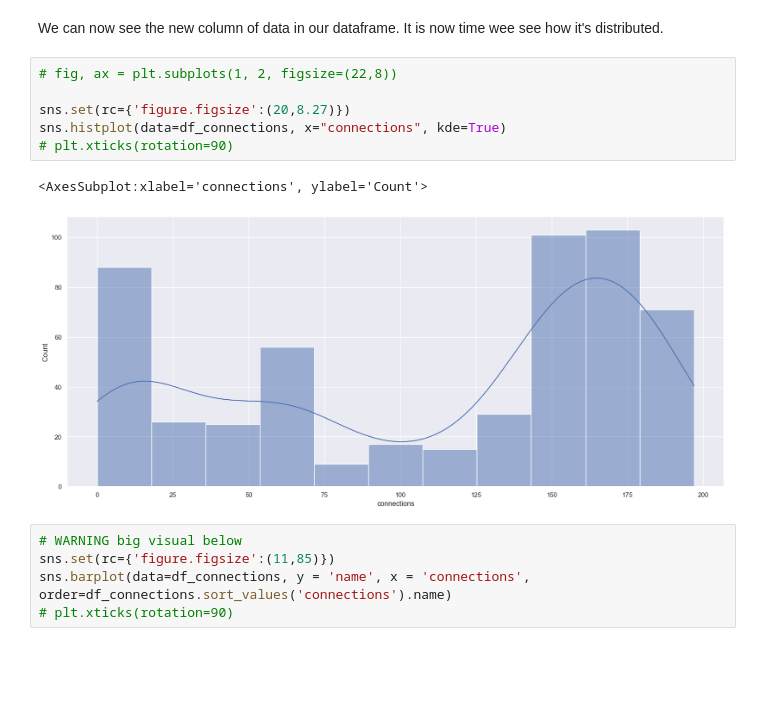
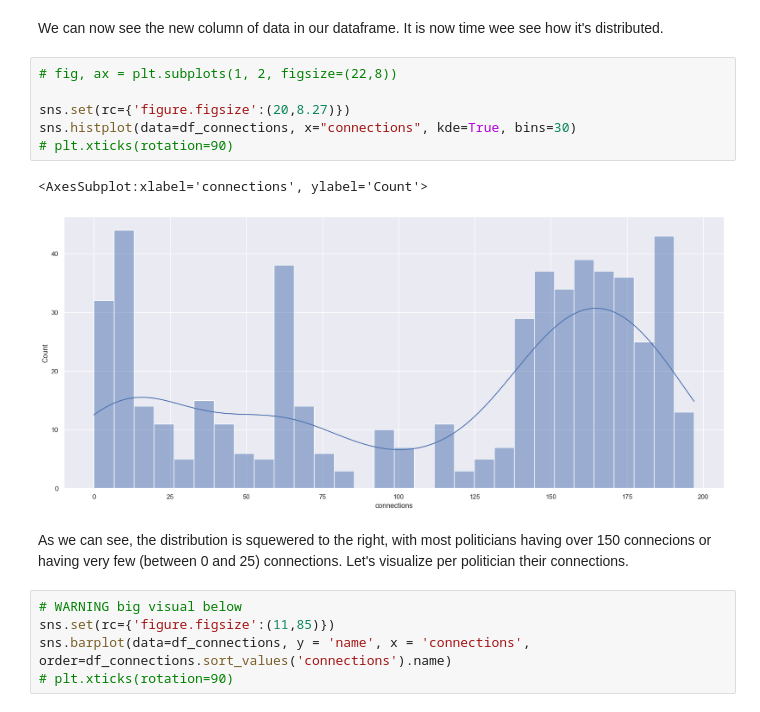
Before and after one commit to WizenPainter/Politician_Graph, a Jupyter notebook: US politicians.ipynb, the cells around one changed output. Saved outputs shown, nothing was run; the diff lists cells and outputs as text; blank space fills up the shorter version.

Commit message:
Added some context to some of the visualizations and code

```diff
--- a/US politicians.ipynb
+++ b/US politicians.ipynb
@@ -236,12 +236,14 @@ We can now see the new column of data in our dataframe. It is now time wee see h
 # %%
 # fig, ax = plt.subplots(1, 2, figsize=(22,8))
 
 sns.set(rc={'figure.figsize':(20,8.27)})
-sns.histplot(data=df_connections, x="connections", kde=True)
+sns.histplot(data=df_connections, x="connections", kde=True, bins=30)
 # plt.xticks(rotation=90)
 # %% [output]
 <AxesSubplot:xlabel='connections', ylabel='Count'>
-[figure, old version]
+[figure, new version]
+# %% [markdown]
+As we can see, the distribution is squewered to the right, with most politicians having over 150 connecions or having very few (between 0 and 25) connections. Let's visualize per politician their connections.
 # %%
 # WARNING big visual below
 sns.set(rc={'figure.figsize':(11,85)})
```
Also changed, not shown: parts of 3 cells of this notebook.
